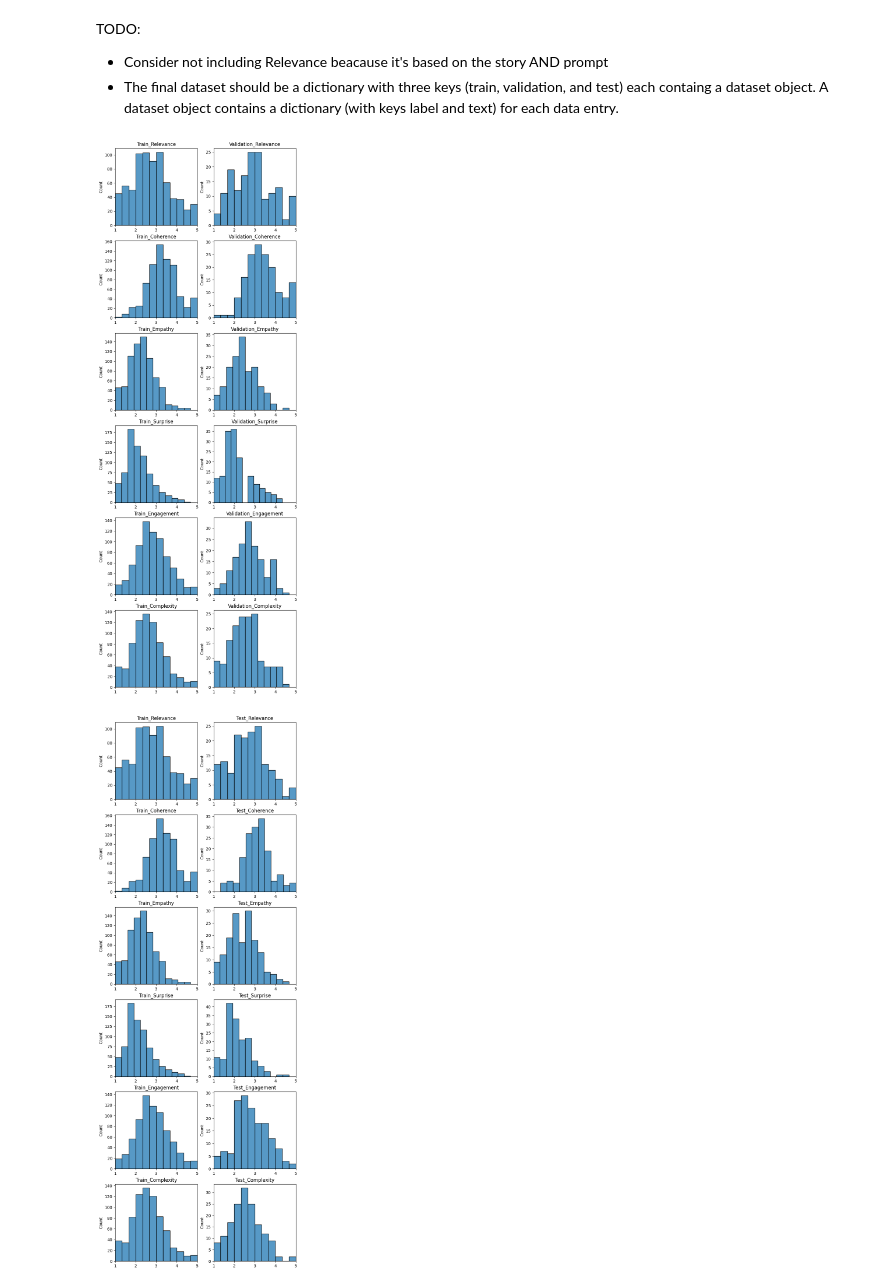
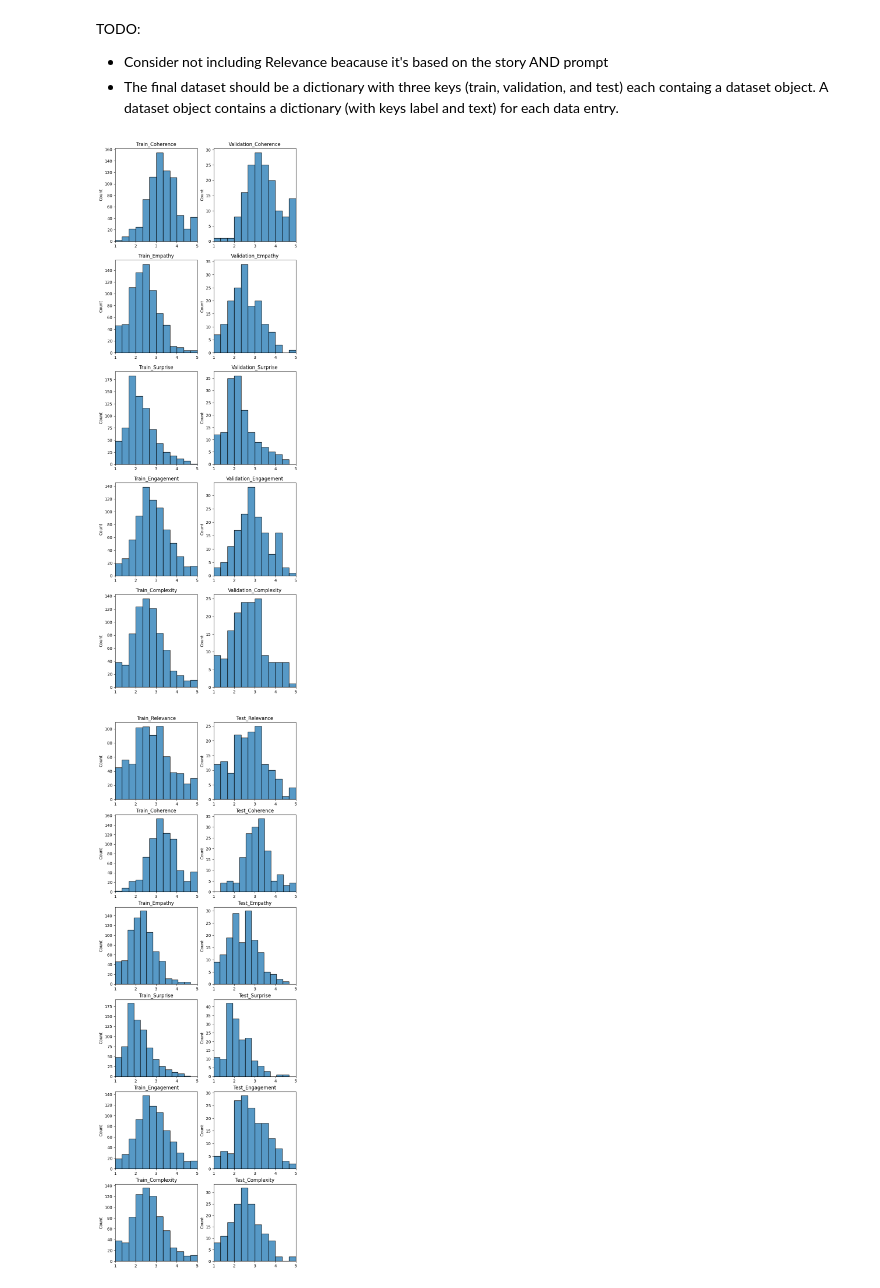
Before and after one commit to daniblu/NLP_exam_project, a Jupyter notebook: src/dev.ipynb, the cells around one changed output. Cells and saved outputs as stored; diff of their text form; code cells hidden in the pictures.

```diff
--- a/src/dev.ipynb
+++ b/src/dev.ipynb
@@ -21,7 +21,7 @@ data.head()
 # %%
 # group data by first 5 columns and average metric columns
 data_agg = data.groupby(data.columns[:5].tolist(), as_index=False).agg(
-    Relevance=('Relevance', 'mean'),
+    #Relevance=('Relevance', 'mean'),
     Coherence=('Coherence', 'mean'),
     Empathy=('Empathy', 'mean'),
     Surprise=('Surprise', 'mean'),
@@ -41,7 +41,7 @@ TODO:
 - Consider not including Relevance beacause it's based on the story AND prompt
 - The final dataset should be a dictionary with three keys (train, validation, and test) each containg a dataset object. A dataset object contains a dictionary (with keys label and text) for each data entry.
 # %%
-metrics = ['Relevance', 'Coherence', 'Empathy', 'Surprise', 'Engagement', 'Complexity']
+metrics = ['Coherence', 'Empathy', 'Surprise', 'Engagement', 'Complexity']
 # %%
 # round scores to nearest integer
 #data_agg_rounded = data_agg.copy()
@@ -52,7 +52,7 @@ metrics = ['Relevance', 'Coherence', 'Empathy', 'Surprise', 'Engagement', 'Compl
 #data_agg_rounded.head()
 # %%
 # combine scores to single label
-y = data_agg.iloc[:, 5:11].agg(func=np.array, axis=1)
+y = data_agg.iloc[:, 5:10]
 
 # isolate stories
 X = data_agg.iloc[:, 3]
@@ -67,17 +67,17 @@ import matplotlib.pyplot as plt
 import seaborn as sns
 # %%
 # plot distribution of scores in train and validation sets for each metric
-fig, ax = plt.subplots(6, 2, figsize=(8, 24))
+fig, ax = plt.subplots(5, 2, figsize=(8, 24))
 for i, metric in enumerate(metrics):
-    sns.histplot([score[i] for score in y_train], bins=12, ax=ax[i, 0])
-    sns.histplot([score[i] for score in y_val], bins=12, ax=ax[i, 1])
+    sns.histplot(y_train[metric], bins=np.arange(0, 5+(1/3), 1/3), ax=ax[i, 0]).set(xlabel=None)
+    sns.histplot(y_val[metric], bins=np.arange(0, 5+(1/3), 1/3), ax=ax[i, 1]).set(xlabel=None)
     ax[i, 0].set_title(f'Train_{metric}')
     ax[i, 0].set_xlim(1, 5)
     ax[i, 1].set_title(f'Validation_{metric}')
     ax[i, 1].set_xlim(1, 5)
 plt.show()
 # %% [output]
-[figure, old version]
+[figure, new version]
 # %%
 # plot distribution of scores in train and test sets for each metric
 fig, ax = plt.subplots(6, 2, figsize=(8, 24))
```
Also changed, not shown: parts of 24 cells of this notebook, 7 other files.
